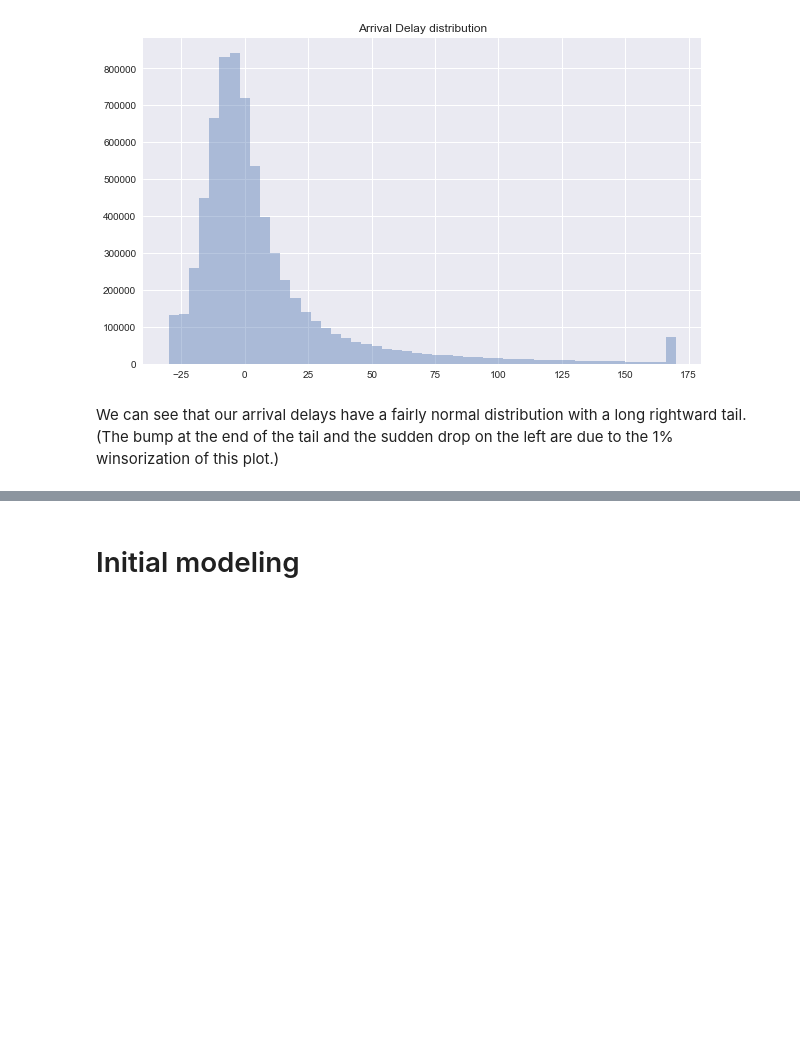
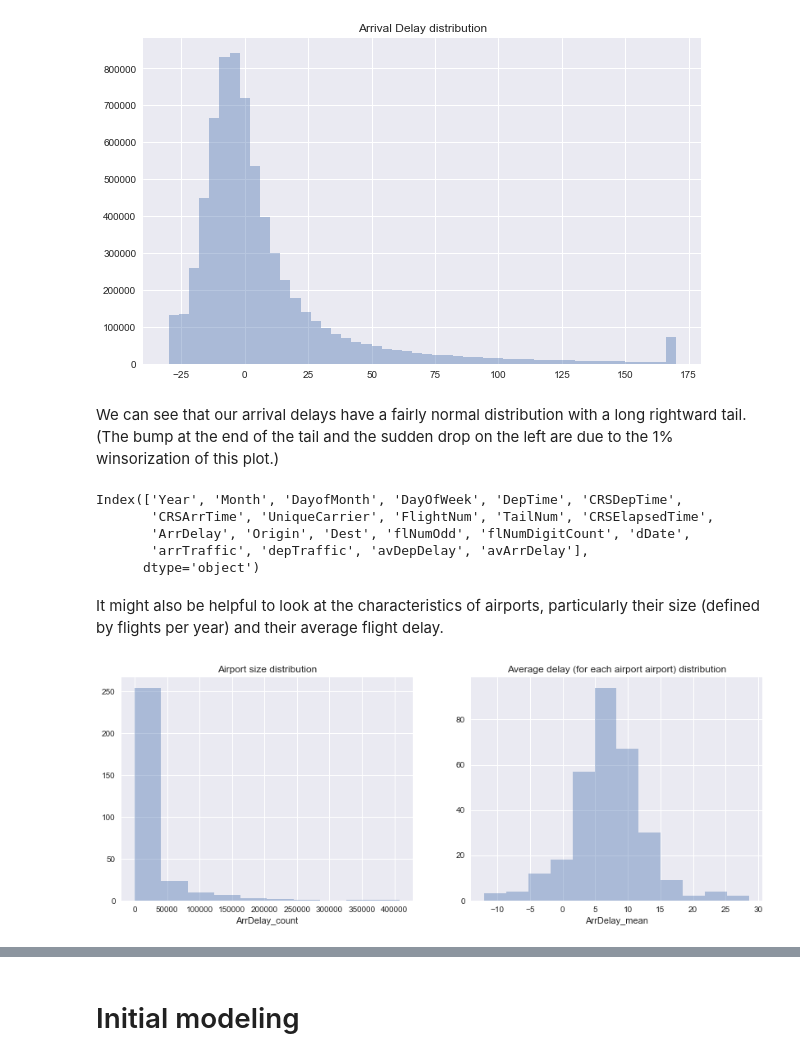
Before and after one commit to wwwslinger/drills, a Jupyter notebook: Thinkful/drills/3.6.2 Airline Delay Prediction.ipynb, the cells around one changed output, grey strips where cells are left out. Drawn from its saved outputs; the diff is of its cells as text; code cells hidden in the pictures; blank space fills up the shorter version.

```diff
--- a/Thinkful/drills/3.6.2 Airline Delay Prediction.ipynb
+++ b/Thinkful/drills/3.6.2 Airline Delay Prediction.ipynb
@@ -292,3 +292,27 @@ plt.show()
 [figure]
 # %% [markdown]
 We can see that our arrival delays have a fairly normal distribution with a long rightward tail.  (The bump at the end of the tail and the sudden drop on the left are due to the 1% winsorization of this plot.)
+# %%
+small_df.columns
+# %% [output]
+Index(['Year', 'Month', 'DayofMonth', 'DayOfWeek', 'DepTime', 'CRSDepTime',
+       'CRSArrTime', 'UniqueCarrier', 'FlightNum', 'TailNum', 'CRSElapsedTime',
+       'ArrDelay', 'Origin', 'Dest', 'flNumOdd', 'flNumDigitCount', 'dDate',
+       'arrTraffic', 'depTraffic', 'avDepDelay', 'avArrDelay'],
+      dtype='object')
+# %% [markdown]
+It might also be helpful to look at the characteristics of airports, particularly their size (defined by flights per year) and their average flight delay.
+# %%
+airports_df = flights08_df[['Origin', 'ArrDelay']].groupby('Origin').agg(['count', 'mean'])
+airports_df.columns = ['_'.join(col).strip() for col in airports_df.columns.values]
+# %%
+plt.figure(figsize=(14,5))
+plt.subplot(1,2,1)
+sns.distplot(airports_df.ArrDelay_count, kde=False, bins=10)
+plt.title("Airport size distribution")
+plt.subplot(1,2,2)
+sns.distplot(airports_df.ArrDelay_mean, kde=False, bins=12)
+plt.title("Average delay (for each airport airport) distribution")
+plt.show()
+# %% [output]
+[figure, added]
```
Also changed, not shown: parts of 5 cells of this notebook, 2 other files.
